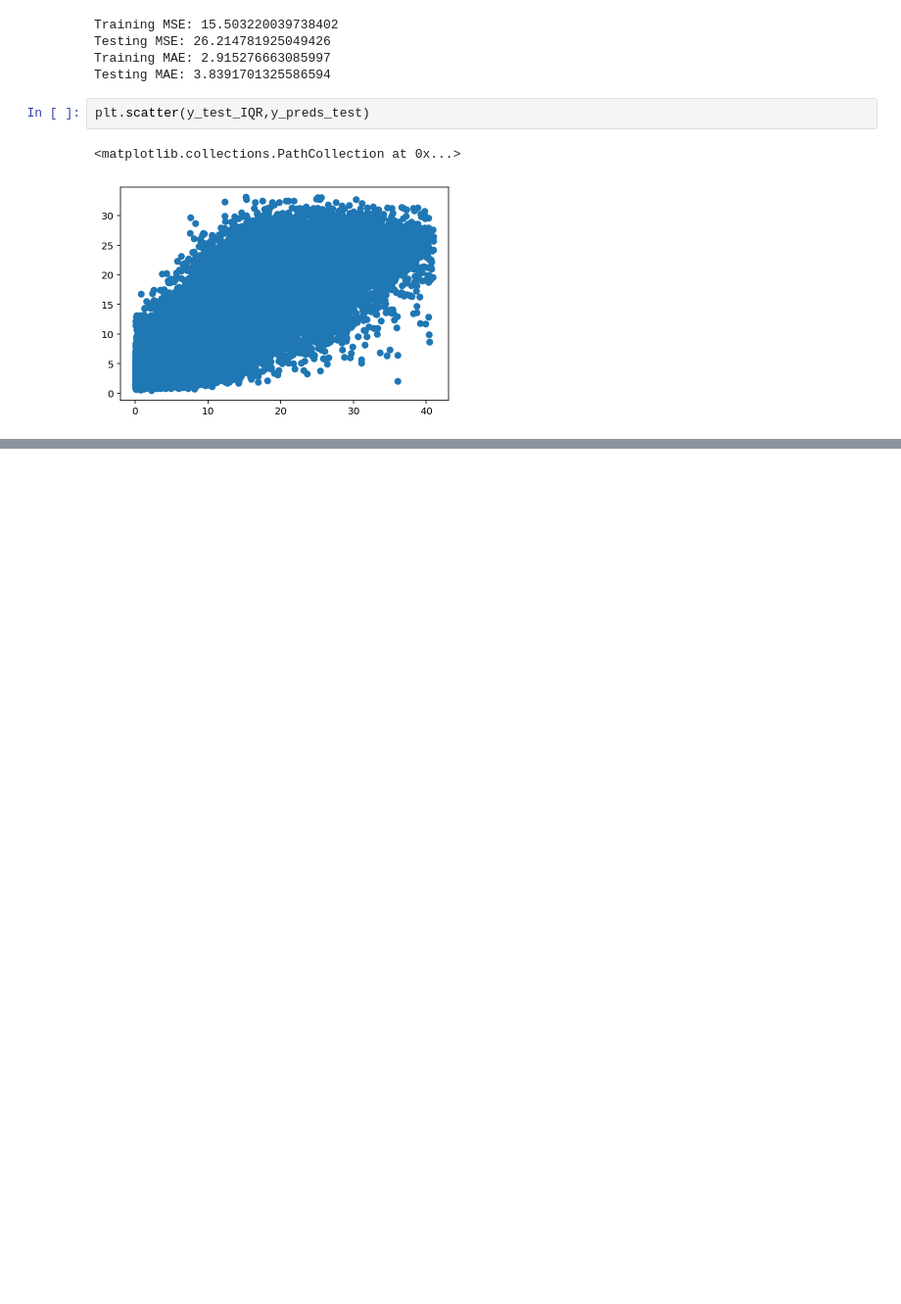
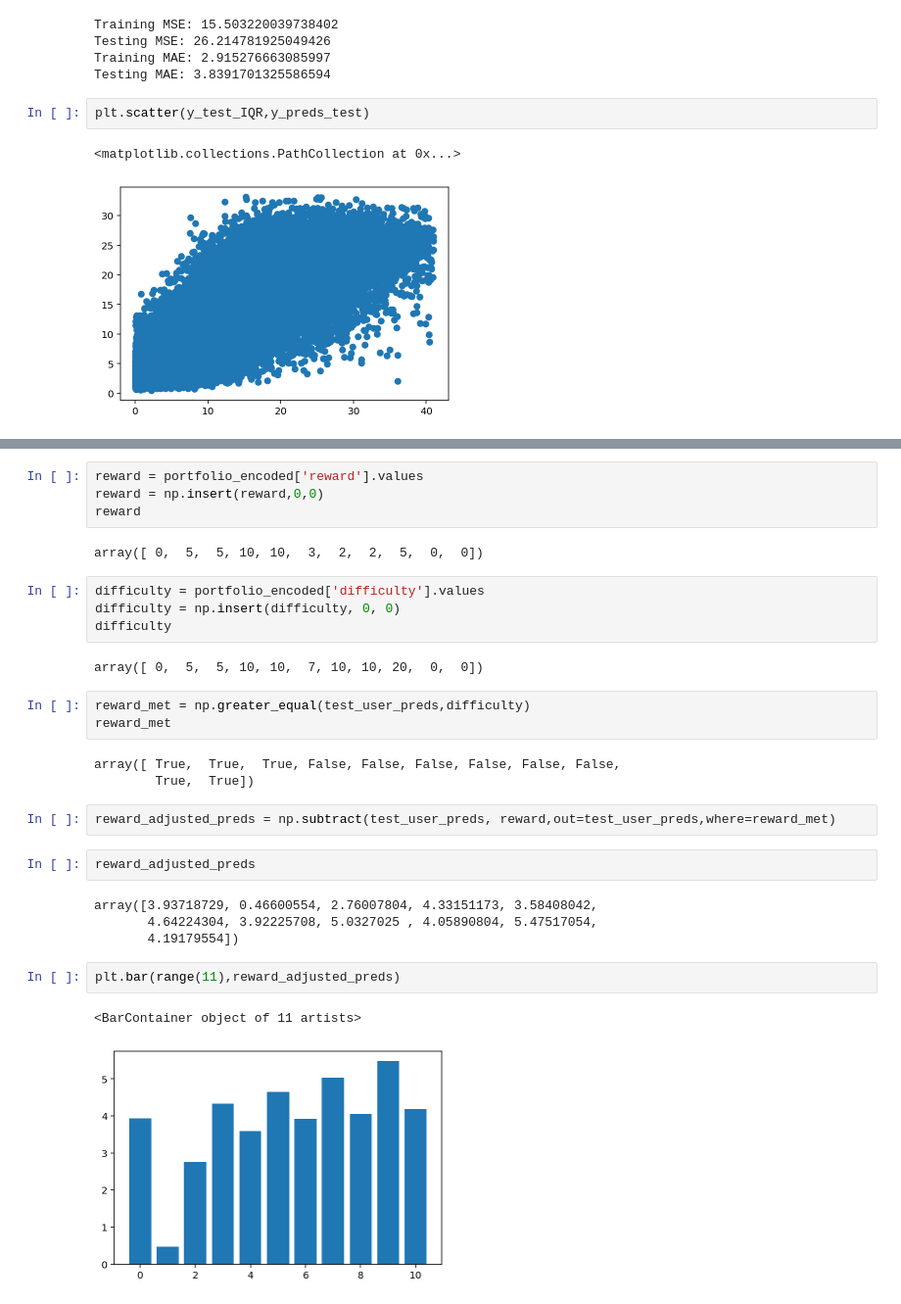
Before and after one commit to blowe615/starbucks_offers, a Jupyter notebook: starbucks_offers.ipynb, the cells around one changed output, grey strips where cells are left out. Shown at 98% size. Cells and saved outputs as stored; diff of their text form; blank space fills up the shorter version.

Commit message:
feat: Make reward-adjusted predictions for a test user

```diff
--- a/starbucks_offers.ipynb
+++ b/starbucks_offers.ipynb
@@ -1198,0 +1239,31 @@ plt.scatter(y_test_IQR,y_preds_test)
+# %%
+reward = portfolio_encoded['reward'].values
+reward = np.insert(reward,0,0)
+reward
+# %% [output]
+array([ 0,  5,  5, 10, 10,  3,  2,  2,  5,  0,  0])
+# %%
+difficulty = portfolio_encoded['difficulty'].values
+difficulty = np.insert(difficulty, 0, 0)
+difficulty
+# %% [output]
+array([ 0,  5,  5, 10, 10,  7, 10, 10, 20,  0,  0])
+# %%
+reward_met = np.greater_equal(test_user_preds,difficulty)
+reward_met
+# %% [output]
+array([ True,  True,  True, False, False, False, False, False, False,
+        True,  True])
+# %%
+reward_adjusted_preds = np.subtract(test_user_preds, reward,out=test_user_preds,where=reward_met)
+# %%
+reward_adjusted_preds
+# %% [output]
+array([3.93718729, 0.46600554, 2.76007804, 4.33151173, 3.58408042,
+       4.64224304, 3.92225708, 5.0327025 , 4.05890804, 5.47517054,
+       4.19179554])
+# %%
+plt.bar(range(11),reward_adjusted_preds)
+# %% [output]
+<BarContainer object of 11 artists>
+[figure, added]
```
Also changed, not shown: parts of 18 cells of this notebook.
